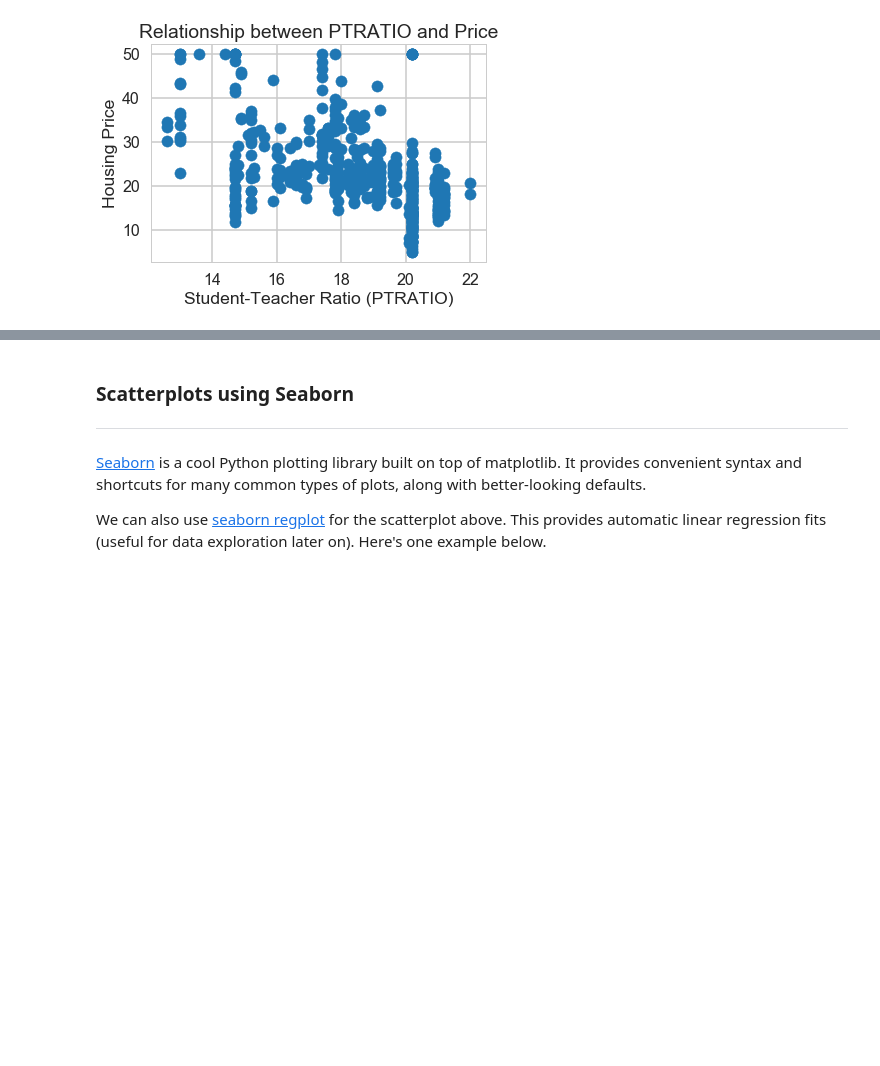
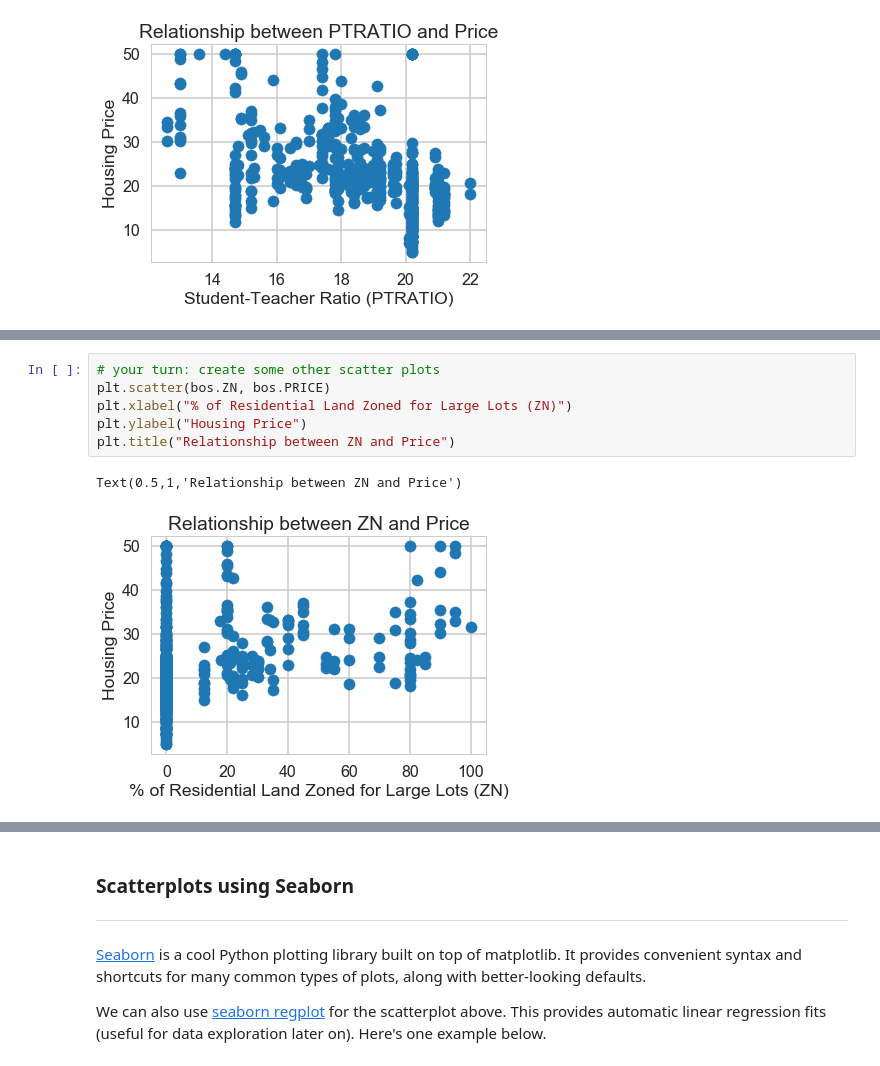
Before and after one commit to GlassesByDay/springboard, a Jupyter notebook: linear_regression/Mini_Project_Linear_Regression.ipynb, the cells around one changed output, grey strips where cells are left out. Saved outputs shown, nothing was run; the diff lists cells and outputs as text; blank space fills up the shorter version.

```diff
--- a/linear_regression/Mini_Project_Linear_Regression.ipynb
+++ b/linear_regression/Mini_Project_Linear_Regression.ipynb
@@ -308,0 +309,9 @@ Text(0.5,1,'Relationship between PTRATIO and Price')
+# %%
+# your turn: create some other scatter plots
+plt.scatter(bos.ZN, bos.PRICE)
+plt.xlabel("% of Residential Land Zoned for Large Lots (ZN)")
+plt.ylabel("Housing Price")
+plt.title("Relationship between ZN and Price")
+# %% [output]
+Text(0.5,1,'Relationship between ZN and Price')
+[figure, added]
```
Also changed, not shown: parts of 58 cells of this notebook.
